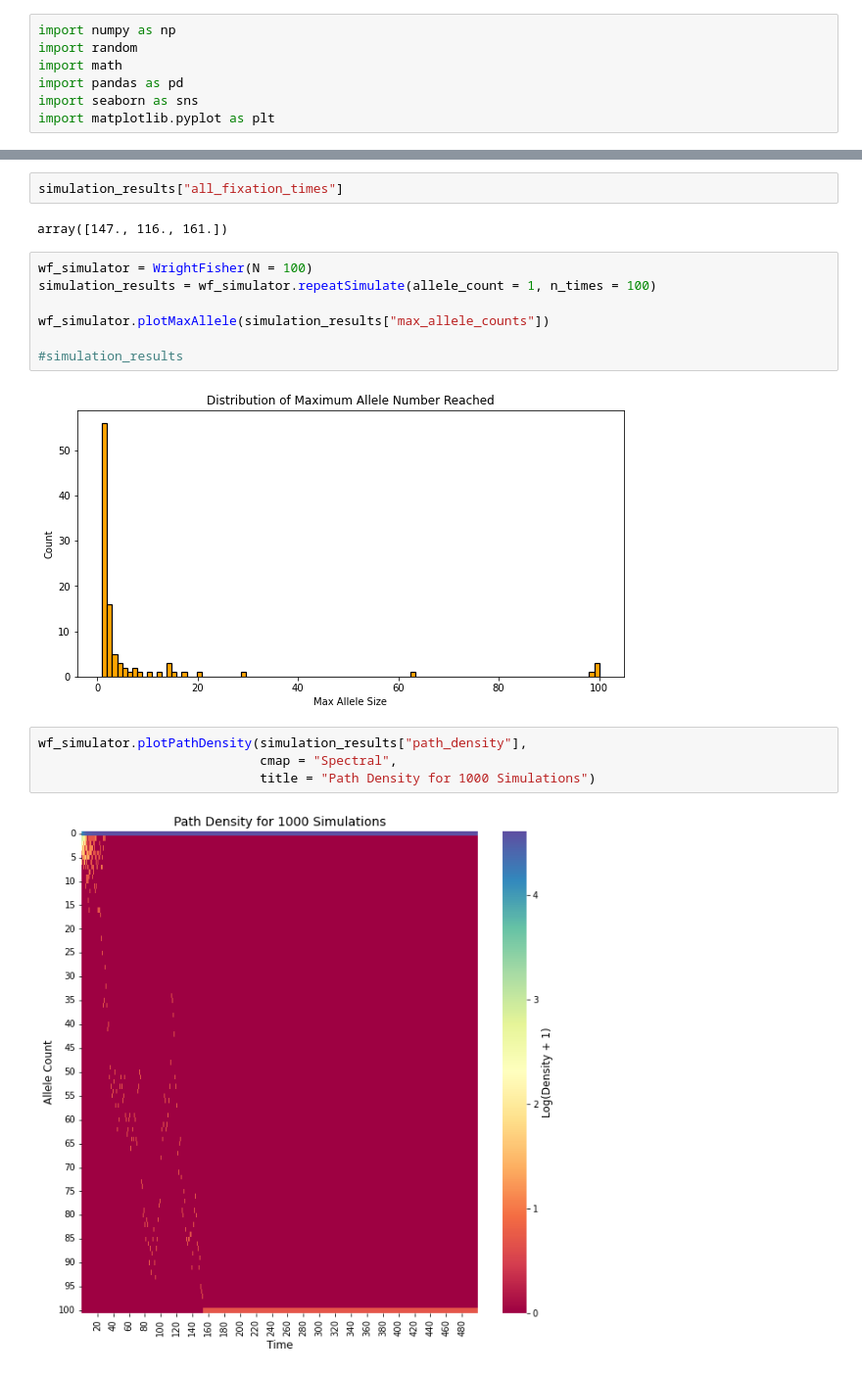
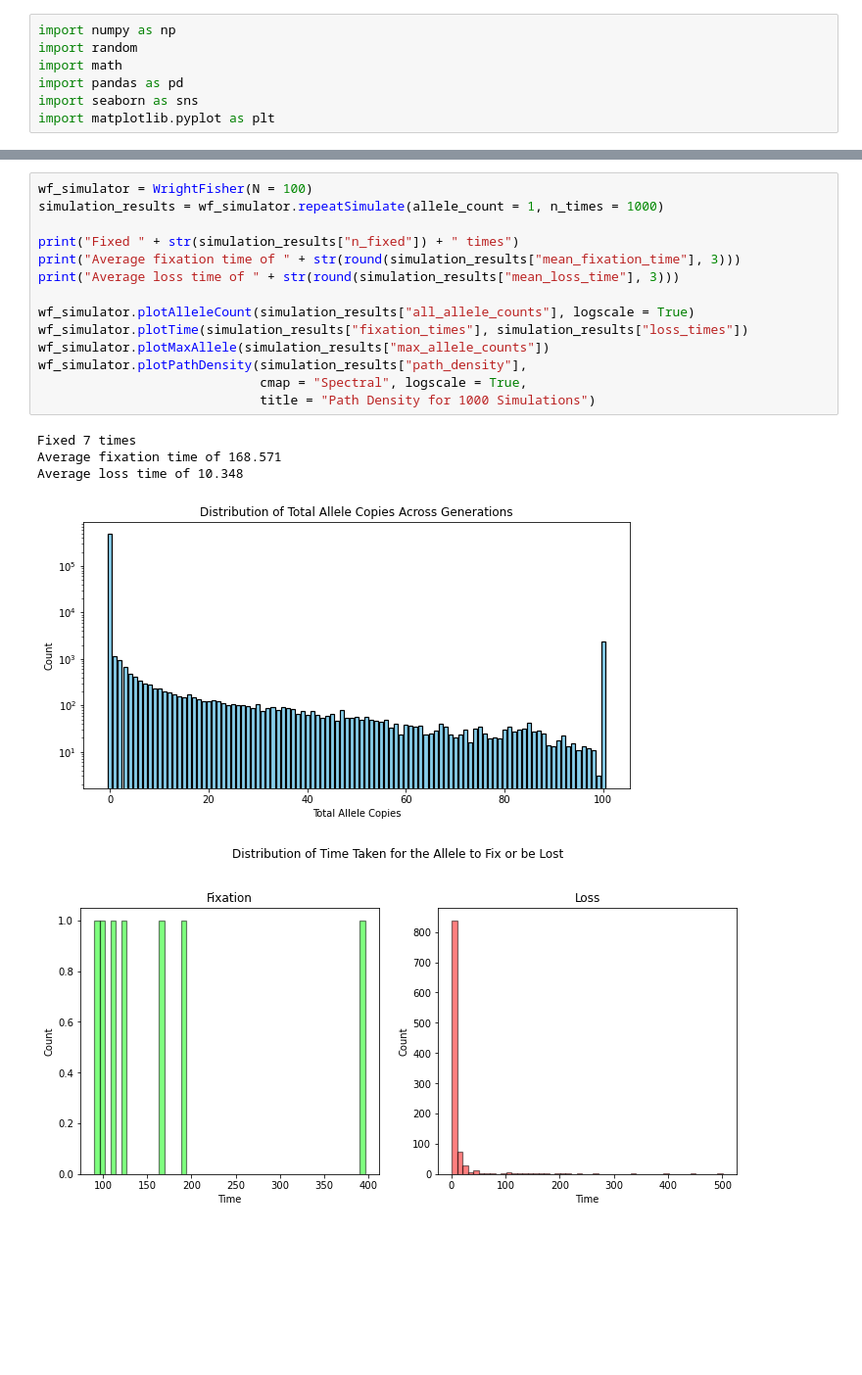
Before and after one commit to TomMakesThings/Wright-Fisher-Simulator, a Jupyter notebook: WrightFisher.ipynb, the cells around one changed output, grey strips where cells are left out. Shown at 98% size. Cells and saved outputs as stored; diff of their text form; blank space fills up the shorter version.

Commit message:
Added fixation loss plots

```diff
--- a/WrightFisher.ipynb
+++ b/WrightFisher.ipynb
@@ -134,20 +183,21 @@ class WrightFisher():
                 "all_allele_counts": all_allele_counts}
-# %%
-simulation_results["all_fixation_times"]
-# %% [output]
-array([147., 116., 161.])
-# %%
-wf_simulator = WrightFisher(N = 100)
-simulation_results = wf_simulator.repeatSimulate(allele_count = 1, n_times = 100)
-
-wf_simulator.plotMaxAllele(simulation_results["max_allele_counts"])
-
-#simulation_results
-# %% [output]
-[figure, removed]
-# %%
-wf_simulator.plotPathDensity(simulation_results["path_density"],
-                             cmap = "Spectral",
-                             title = "Path Density for 1000 Simulations")
-# %% [output]
-[figure, removed]
+# %%
+wf_simulator = WrightFisher(N = 100)
+simulation_results = wf_simulator.repeatSimulate(allele_count = 1, n_times = 1000)
+
+print("Fixed " + str(simulation_results["n_fixed"]) + " times")
+print("Average fixation time of " + str(round(simulation_results["mean_fixation_time"], 3)))
+print("Average loss time of " + str(round(simulation_results["mean_loss_time"], 3)))
+
+wf_simulator.plotAlleleCount(simulation_results["all_allele_counts"], logscale = True)
+wf_simulator.plotTime(simulation_results["fixation_times"], simulation_results["loss_times"])
+wf_simulator.plotMaxAllele(simulation_results["max_allele_counts"])
+wf_simulator.plotPathDensity(simulation_results["path_density"],
+                             cmap = "Spectral", logscale = True,
+                             title = "Path Density for 1000 Simulations")
+# %% [output]
+Fixed 7 times
+Average fixation time of 168.571
+Average loss time of 10.348
+[figure, added]
+[figure, added]
```
Also changed, not shown: parts of 2 cells of this notebook.
